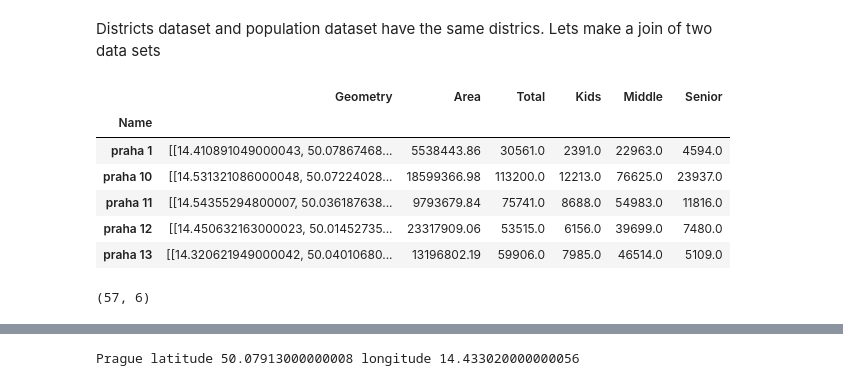
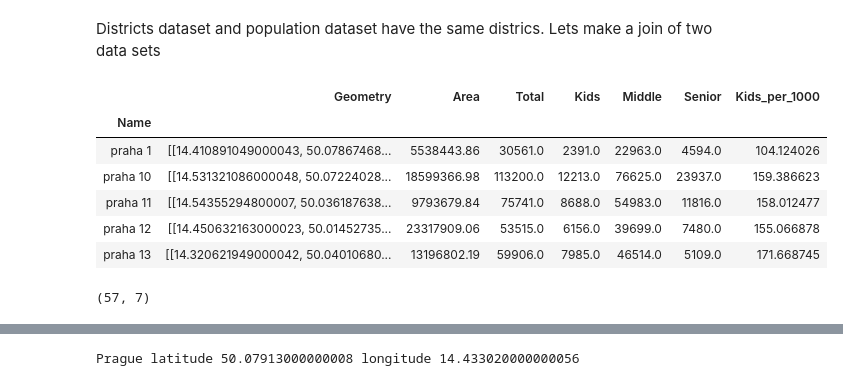
Before and after one commit to tonnyeremin/Urban-Data-Science, a Jupyter notebook: Walking Accessibility.ipynb, the cells around one changed output, grey strips where cells are left out. Cells and saved outputs as stored; diff of their text form; code cells hidden in the pictures.

```diff
--- a/Walking Accessibility.ipynb
+++ b/Walking Accessibility.ipynb
@@ -197,20 +199,22 @@ df_prague_districts = pd.DataFrame([item for result in result for item in result
 df_prague_districts.columns = ['Name', 'Geometry', 'Area']
 # %%
 df_prague = df_prague_districts.set_index('Name').join(df_population.set_index('Name'))
+quotient = df_prague['Middle']/1000
+df_prague['Kids_per_1000'] = df_prague['Kids']/quotient
 df_prague.sort_values('Name', inplace = True)
 df_prague.head()
 # %% [output]
-|  | Geometry | Area | Total | Kids | Middle | Senior |
-| Name |  |  |  |  |  |  |
-| praha 1 | [[14.410891049000043, 50.07867468... | 5538443.86 | 30561.0 | 2391.0 | 22963.0 | 4594.0 |
-| praha 10 | [[14.531321086000048, 50.07224028... | 18599366.98 | 113200.0 | 12213.0 | 76625.0 | 23937.0 |
-| praha 11 | [[14.54355294800007, 50.036187638... | 9793679.84 | 75741.0 | 8688.0 | 54983.0 | 11816.0 |
-| praha 12 | [[14.450632163000023, 50.01452735... | 23317909.06 | 53515.0 | 6156.0 | 39699.0 | 7480.0 |
-| praha 13 | [[14.320621949000042, 50.04010680... | 13196802.19 | 59906.0 | 7985.0 | 46514.0 | 5109.0 |
+|  | Geometry | Area | Total | Kids | Middle | Senior | Kids_per_1000 |
+| Name |  |  |  |  |  |  |  |
+| praha 1 | [[14.410891049000043, 50.07867468... | 5538443.86 | 30561.0 | 2391.0 | 22963.0 | 4594.0 | 104.124026 |
+| praha 10 | [[14.531321086000048, 50.07224028... | 18599366.98 | 113200.0 | 12213.0 | 76625.0 | 23937.0 | 159.386623 |
+| praha 11 | [[14.54355294800007, 50.036187638... | 9793679.84 | 75741.0 | 8688.0 | 54983.0 | 11816.0 | 158.012477 |
+| praha 12 | [[14.450632163000023, 50.01452735... | 23317909.06 | 53515.0 | 6156.0 | 39699.0 | 7480.0 | 155.066878 |
+| praha 13 | [[14.320621949000042, 50.04010680... | 13196802.19 | 59906.0 | 7985.0 | 46514.0 | 5109.0 | 171.668745 |
 # %%
 df_prague.shape
 # %% [output]
-(57, 6)
+(57, 7)
 # %%
 dict_coordinates = {}
 for index, row in df_prague.iterrows():
```
Also changed, not shown: parts of 17 cells of this notebook.
